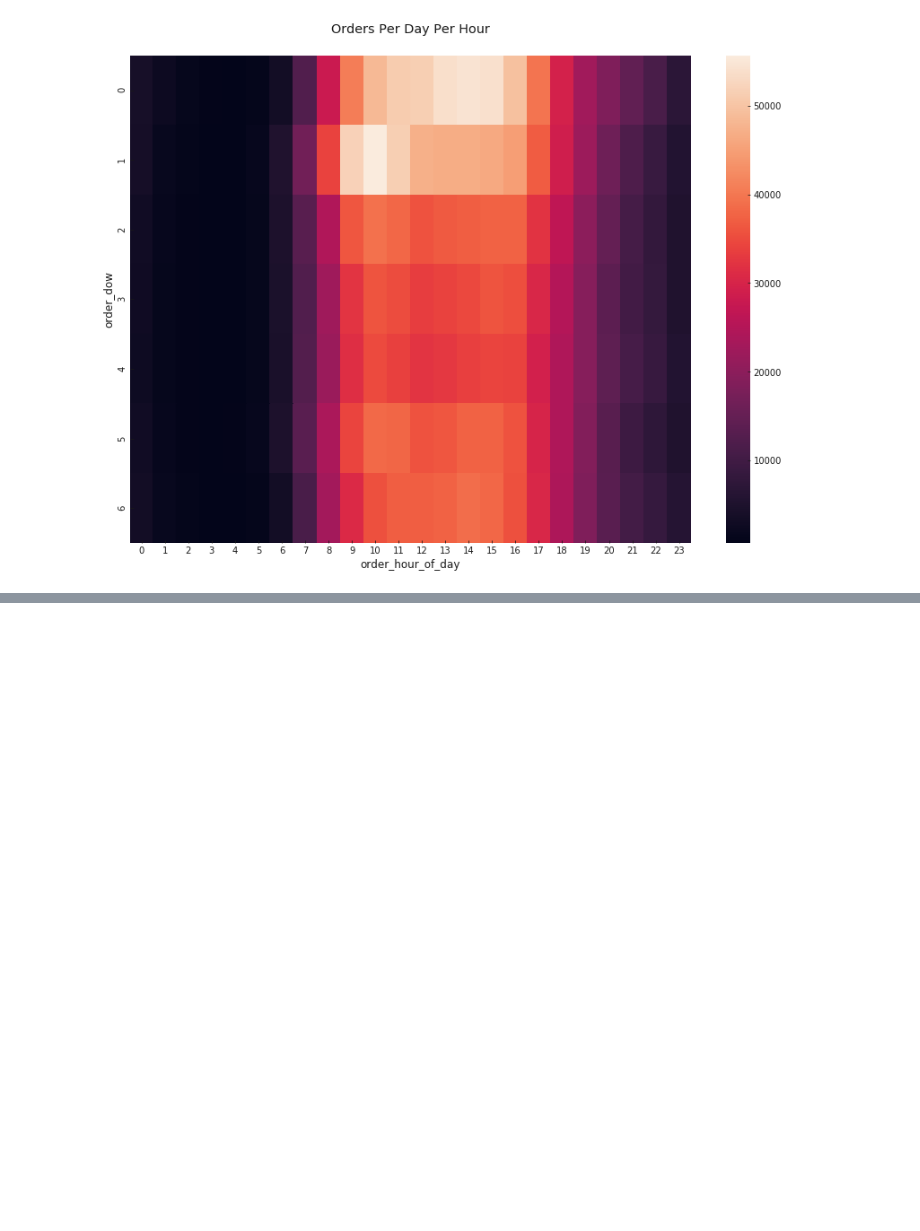
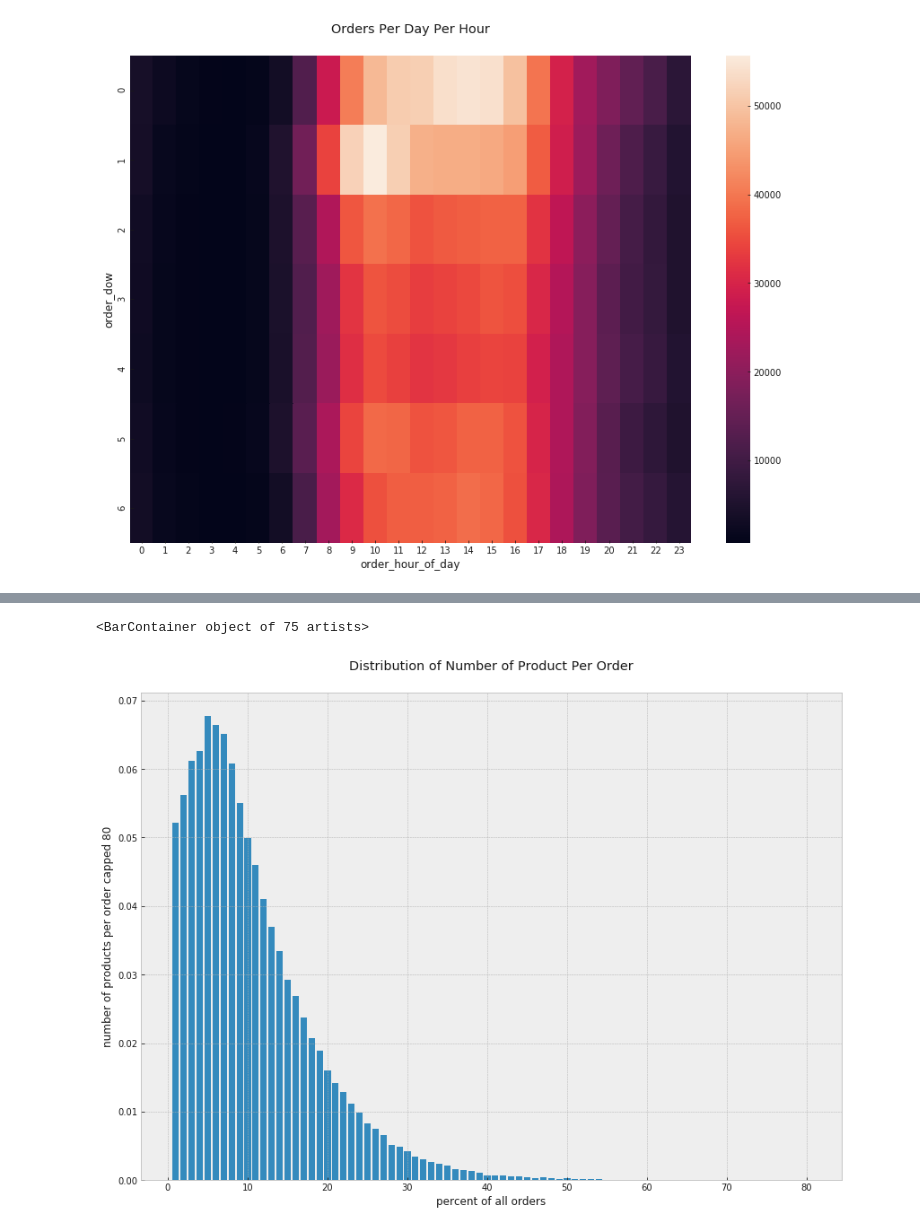
Before and after one commit to rossrco/analyses, a Jupyter notebook: instacart/instacart.ipynb, the cells around one changed output, grey strips where cells are left out. Saved outputs shown, nothing was run; the diff lists cells and outputs as text; code cells hidden in the pictures; blank space fills up the shorter version.

```diff
--- a/instacart/instacart.ipynb
+++ b/instacart/instacart.ipynb
@@ -49,0 +61,11 @@ sns.heatmap(to_plot)
+# %%
+to_plot = order_products_train.groupby('order_id')\
+.add_to_cart_order.max()\
+.value_counts(normalize = True, dropna = False, sort = False)
+plt.title('Distribution of Number of Product Per Order')
+plt.xlabel('percent of all orders')
+plt.ylabel('number of products per order capped 80')
+plt.bar(to_plot.index, to_plot)
+# %% [output]
+<BarContainer object of 75 artists>
+[figure, added]
```
Also changed, not shown: parts of 1 cell of this notebook.
